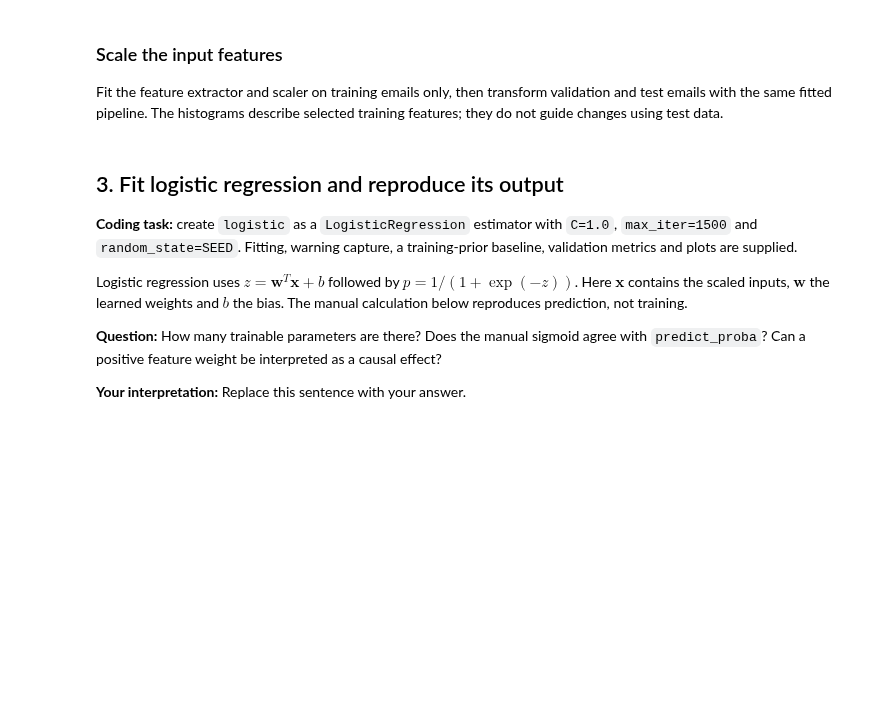
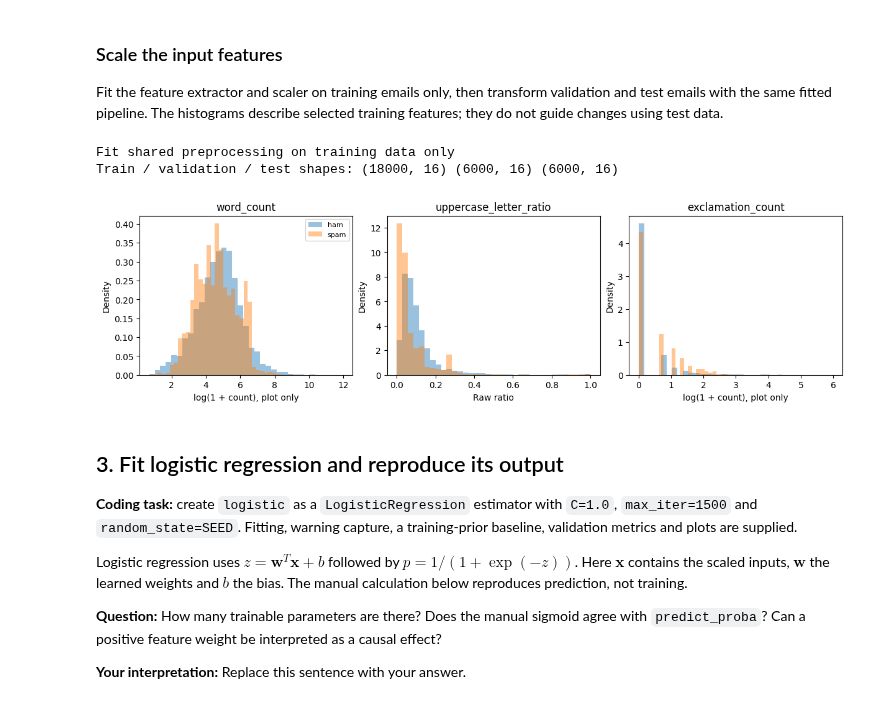
Before and after one commit to pyrat12/python_machine_learning_basics, a Jupyter notebook: 08_Neural_Networks/HS2026/lecture1/logistic_regression_to_neural_network_exercise.ipynb, the cells around one changed output. Saved outputs shown, nothing was run; the diff lists cells and outputs as text; code cells hidden in the pictures; blank space fills up the shorter version.

```diff
--- a/08_Neural_Networks/HS2026/lecture1/logistic_regression_to_neural_network_exercise.ipynb
+++ b/08_Neural_Networks/HS2026/lecture1/logistic_regression_to_neural_network_exercise.ipynb
@@ -66,12 +77,17 @@ Preparation removed empty and normalized exact-duplicate messages and quarantine
 
 **Your interpretation:** Replace this sentence with your answer.
 # %%
-email_data_path = DATA_DIR / 'email_spam.csv'
-prepared_emails = pd.read_csv(email_data_path)
+email_data_path = DATA_DIR / 'email_spam.csv'                             #Verbindet das bereits definierte Datenverzeichnis mit dem Dateinamen
+prepared_emails = pd.read_csv(email_data_path)                            #Lädt die vorbereiteten E-Mail-Daten in einen DataFrame
 
-train = prepared_emails.loc[prepared_emails['split'].eq('train')].copy()
-validation = prepared_emails.loc[prepared_emails['split'].eq('validation')].copy()
-test = prepared_emails.loc[prepared_emails['split'].eq('test')].copy()
+train = prepared_emails.loc[prepared_emails['split'].eq('train')].copy()  #Wählt die zum Lernen vorgesehenen E-Mails aus und erstellt eine eigene Kopie
+validation = prepared_emails.loc[
+    prepared_emails['split'].eq('validation')                             #Wählt anhand der Spalte split die E-Mails zur Modellabstimmung aus
+].copy()                                                                  #Erstellt eine unabhängige Kopie der Validierungsdaten
+test = prepared_emails.loc[prepared_emails['split'].eq('test')].copy()    #Wählt die E-Mails für die abschliessende Bewertung aus und kopiert sie
 
-print('Loaded:', email_data_path.resolve())
-print(f'Ready: {len(train):,} training, {len(validation):,} validation and {len(test):,} test emails.')
+print('Loaded:', email_data_path.resolve())                               #Zeigt den vollständigen Pfad der geladenen Datei zur Kontrolle
+print(
+    f'Ready: {len(train):,} training, {len(validation):,} validation '    #Gibt die Anzahl Trainings- und Validierungs-E-Mails mit Tausendertrennzeichen aus
+    f'and {len(test):,} test emails.'                                     #Ergänzt die Anzahl Test-E-Mails; beide Textteile werden zu einer Ausgabe verbunden
+)
@@ -110,26 +161,44 @@ print('Inputs contain only:', train_messages.columns.tolist())
 
 Fit the feature extractor and scaler on training emails only, then transform validation and test emails with the same fitted pipeline. The histograms describe selected training features; they do not guide changes using test data.
 # %%
-print('Fit shared preprocessing on training data only')
-preprocessing = Pipeline([('features', EmailFeatures()), ('scale', StandardScaler())])
+print('Fit shared preprocessing on training data only')                 #Kündigt an, dass die Vorverarbeitung ausschliesslich aus Trainingsdaten lernt
+preprocessing = Pipeline([
+    ('features', EmailFeatures()),                                      #Bereitet die vorgegebenen E-Mail-Merkmale auf
+    ('scale', StandardScaler())                                         #Standardisiert die Merkmale mit Mittelwerten und Standardabweichungen aus dem Training
+])
 # TODO: Fit preprocessing on the training messages and labels.
-X_train = None
-X_validation = preprocessing.transform(validation_messages)
-X_test = preprocessing.transform(test_messages)
-feature_names = preprocessing.named_steps['features'].get_feature_names_out()
-print('Train / validation / test shapes:', X_train.shape, X_validation.shape, X_test.shape)
-figure, axes = plt.subplots(1, 3, figsize=(12, 3.3), constrained_layout=True)
-for axis, feature in zip(axes, ['word_count', 'uppercase_letter_ratio', 'exclamation_count']):
-    for label, name in LABEL_MEANINGS.items():
-        values = raw_train_features.loc[y_train == label, feature]
-        if feature != 'uppercase_letter_ratio':
-            values = np.log1p(values)
-        axis.hist(values, bins=35, density=True, alpha=0.45, label=name)
-    axis.set_title(feature)
-    axis.set_xlabel('Raw ratio' if feature == 'uppercase_letter_ratio' else 'log(1 + count), plot only')
-    axis.set_ylabel('Density')
-axes[0].legend(fontsize=8)
-plt.show()
+X_train = preprocessing.fit_transform(train_messages, y_train)          #EINGEFÜGT: Passt die gesamte Vorverarbeitung auf Trainingsdaten an und transformiert diese
+X_validation = preprocessing.transform(validation_messages)             #Verarbeitet Validierungsdaten mit den bereits gelernten Einstellungen
+X_test = preprocessing.transform(test_messages)                         #Verarbeitet Testdaten ebenso, ohne die Vorverarbeitung erneut anzupassen
+feature_names = preprocessing.named_steps['features'].get_feature_names_out()   #Liest die Namen der aufbereiteten Eingabemerkmale aus
+print('Train / validation / test shapes:',
+      X_train.shape, X_validation.shape, X_test.shape)                  #Zeigt für jeden Datenteil die Anzahl E-Mails und Merkmale
+
+figure, axes = plt.subplots(
+    1, 3, figsize=(12, 3.3), constrained_layout=True                    #Erstellt drei Diagramme nebeneinander mit automatisch angepassten Abständen
+)
+for axis, feature in zip(
+    axes, ['word_count', 'uppercase_letter_ratio', 'exclamation_count'] #Ordnet jedem Diagramm eines der drei zu untersuchenden Merkmale zu
+):
+    for label, name in LABEL_MEANINGS.items():                          #Zeichnet die Verteilungen getrennt für ham und spam
+        values = raw_train_features.loc[y_train == label, feature]      #Wählt die unstandardisierten Trainingswerte der jeweiligen Klasse und des Merkmals
+        if feature != 'uppercase_letter_ratio':                         #Prüft, ob es sich um eine Anzahl statt um den Grossbuchstabenanteil handelt
+            values = np.log1p(values)                                   #Berechnet log(1 + Anzahl) nur für die Darstellung; die Modelleingaben bleiben unverändert
+        axis.hist(
+            values, bins=35, density=True, alpha=0.45, label=name       #Zeichnet ein transparentes Histogramm als Dichte, damit die Klassen vergleichbar sind
+        )
+    axis.set_title(feature)                                             #Beschriftet das Diagramm mit dem Merkmalsnamen
+    axis.set_xlabel(
+        'Raw ratio' if feature == 'uppercase_letter_ratio'
+        else 'log(1 + count), plot only'                                #Kennzeichnet, ob ein unveränderter Anteil oder eine logarithmierte Anzahl gezeigt wird
+    )
+    axis.set_ylabel('Density')                                          #Beschriftet die y-Achse als Dichte; die Histogrammfläche je Klasse beträgt 1
+axes[0].legend(fontsize=8)                                              #Zeigt im ersten Diagramm die Legende für ham und spam
+plt.show()                                                              #Zeigt die drei Merkmalsverteilungen an
+# %% [output]
+Fit shared preprocessing on training data only
+Train / validation / test shapes: (18000, 16) (6000, 16) (6000, 16)
+[figure, added]
 # %% [markdown]
 ## 3. Fit logistic regression and reproduce its output
 
```
Also changed, not shown: parts of 7 cells of this notebook, 2 other files.
